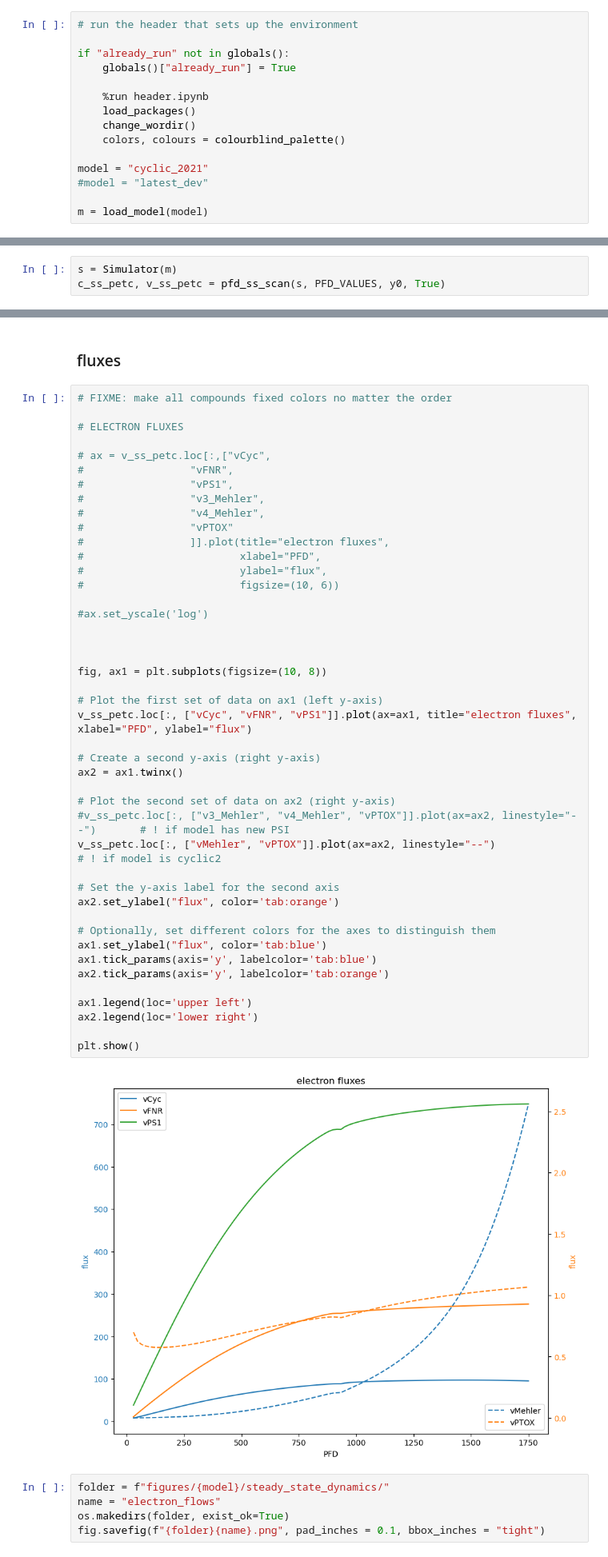
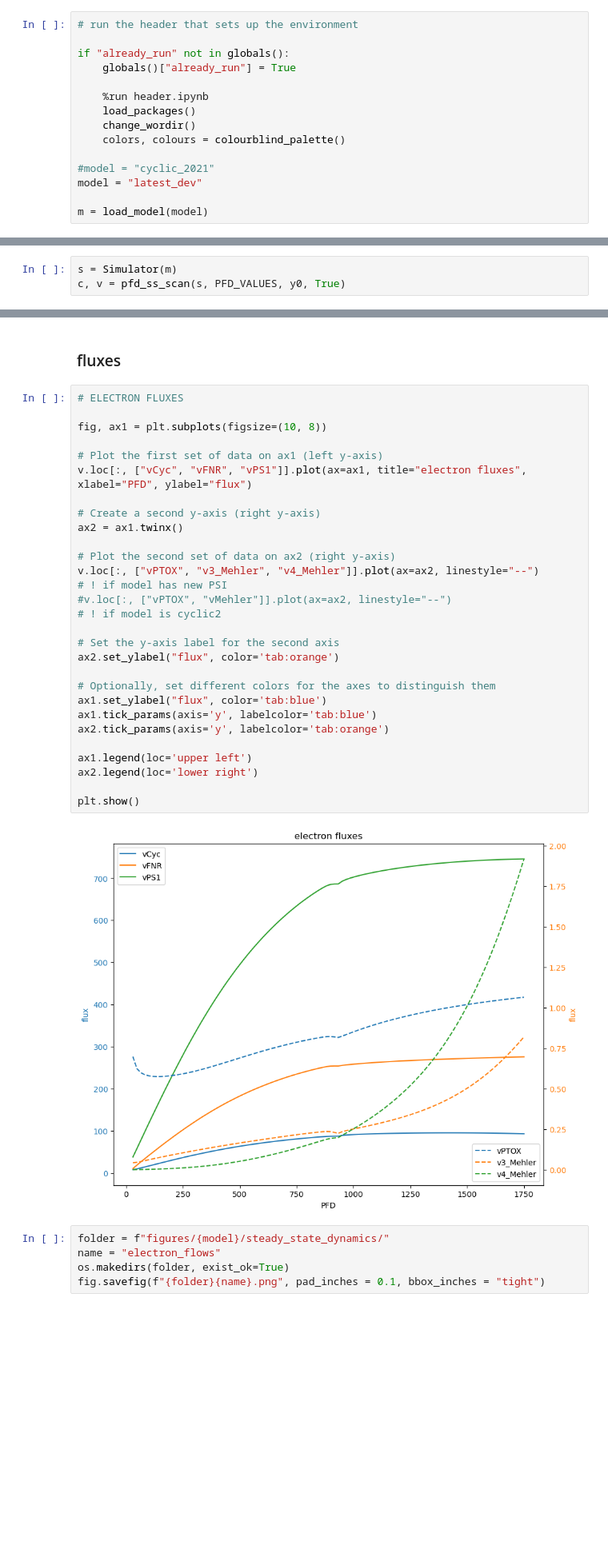
Before and after one commit to A-Potthoff/QTB_modeling, a Jupyter notebook: analyses/steady_state_analysis.ipynb, the cells around one changed output, grey strips where cells are left out. Shown: that part at 80% size. Cells and saved outputs as stored; diff of their text form; blank space fills up the shorter version.

Commit message:
fix: colors consistent across models in stst anal

```diff
--- a/analyses/steady_state_analysis.ipynb
+++ b/analyses/steady_state_analysis.ipynb
@@ -9,8 +9,8 @@ if "already_run" not in globals():
     change_wordir()
     colors, colours = colourblind_palette()
 
-model = "cyclic_2021"
-#model = "latest_dev"
+#model = "cyclic_2021"
+model = "latest_dev"
 
 m = load_model(model)
 # %% [output]
@@ -114,5 +114,5 @@ y0 = {
 }
 # %%
 s = Simulator(m)
-c_ss_petc, v_ss_petc = pfd_ss_scan(s, PFD_VALUES, y0, True)
+c, v = pfd_ss_scan(s, PFD_VALUES, y0, True)
 # %% [output]
@@ -195,51 +185,34 @@ plt.close(fig)
 # %% [markdown]
 ### fluxes
 # %%
-# FIXME: make all compounds fixed colors no matter the order
-
 # ELECTRON FLUXES
-
-# ax = v_ss_petc.loc[:,["vCyc",
-#                 "vFNR",
-#                 "vPS1",
-#                 "v3_Mehler",
-#                 "v4_Mehler",
-#                 "vPTOX"
-#                 ]].plot(title="electron fluxes",
-#                         xlabel="PFD",
-#                         ylabel="flux",
-#                         figsize=(10, 6))
-
-#ax.set_yscale('log')
-
-
 
 fig, ax1 = plt.subplots(figsize=(10, 8))
 
 # Plot the first set of data on ax1 (left y-axis)
-v_ss_petc.loc[:, ["vCyc", "vFNR", "vPS1"]].plot(ax=ax1, title="electron fluxes", xlabel="PFD", ylabel="flux")
+v.loc[:, ["vCyc", "vFNR", "vPS1"]].plot(ax=ax1, title="electron fluxes", xlabel="PFD", ylabel="flux")
 
 # Create a second y-axis (right y-axis)
 ax2 = ax1.twinx()
 
 # Plot the second set of data on ax2 (right y-axis)
-#v_ss_petc.loc[:, ["v3_Mehler", "v4_Mehler", "vPTOX"]].plot(ax=ax2, linestyle="--")       # ! if model has new PSI
-v_ss_petc.loc[:, ["vMehler", "vPTOX"]].plot(ax=ax2, linestyle="--")                       # ! if model is cyclic2
+v.loc[:, ["vPTOX", "v3_Mehler", "v4_Mehler"]].plot(ax=ax2, linestyle="--")       # ! if model has new PSI
+#v.loc[:, ["vPTOX", "vMehler"]].plot(ax=ax2, linestyle="--")                       # ! if model is cyclic2
 
 # Set the y-axis label for the second axis
 ax2.set_ylabel("flux", color='tab:orange')
 
 # Optionally, set different colors for the axes to distinguish them
 ax1.set_ylabel("flux", color='tab:blue')
 ax1.tick_params(axis='y', labelcolor='tab:blue')
 ax2.tick_params(axis='y', labelcolor='tab:orange')
 
 ax1.legend(loc='upper left')
 ax2.legend(loc='lower right')
 
 plt.show()
 # %% [output]
-[figure, old version]
+[figure, new version]
 # %%
 folder = f"figures/{model}/steady_state_dynamics/"
 name = "electron_flows"
```
Also changed, not shown: parts of 6 cells of this notebook, 4 other files.
